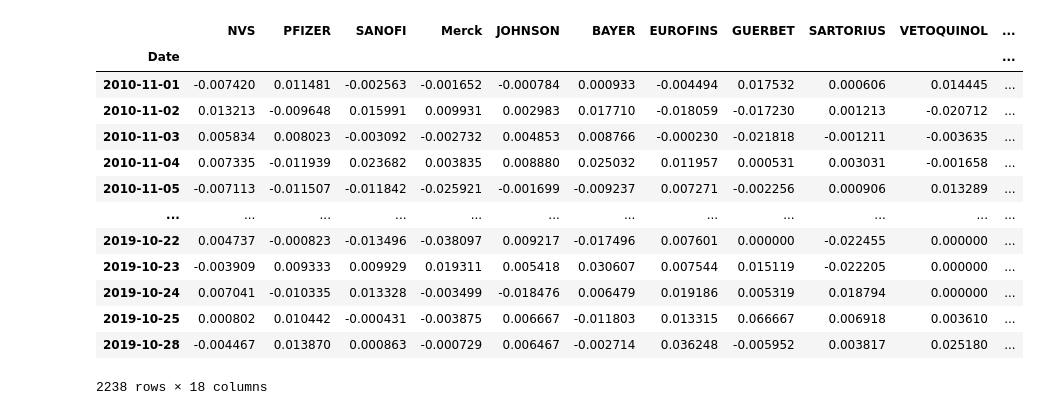
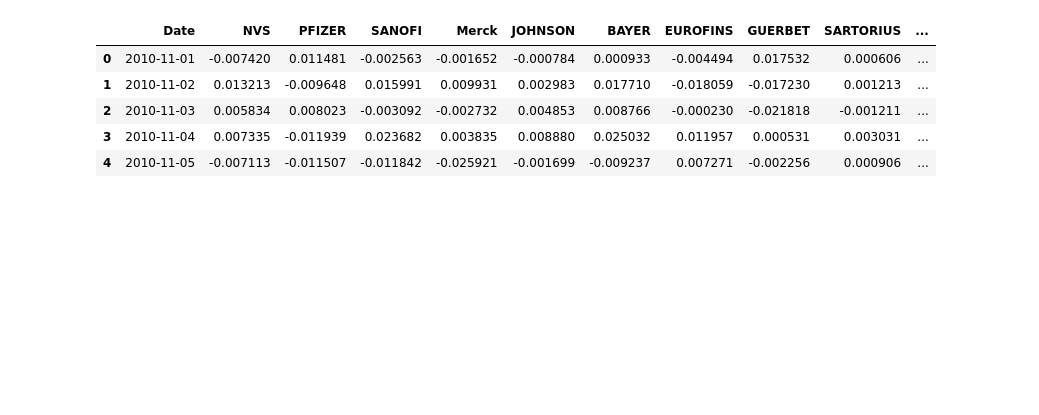
Before and after one commit to lnsongxf/dynamic-conditional-correlation, a Jupyter notebook: notebook.ipynb, the cells around one changed output. Cells and saved outputs as stored; diff of their text form; code cells hidden in the pictures; blank space fills up the shorter version.

```diff
--- a/notebook.ipynb
+++ b/notebook.ipynb
@@ -9,21 +9,11 @@ import matplotlib.pyplot as plt
 %matplotlib inline
 # %%
 data = pd.read_excel('data.xlsx')
-data = data.fillna(0)
-data = data.set_index('Date')
-data
+data.head()
 # %% [output]
-|  | NVS | PFIZER | SANOFI | Merck | JOHNSON | BAYER | EUROFINS | GUERBET | SARTORIUS | VETOQUINOL | ... |
-| Date |  |  |  |  |  |  |  |  |  |  | ... |
-| 2010-11-01 | -0.007420 | 0.011481 | -0.002563 | -0.001652 | -0.000784 | 0.000933 | -0.004494 | 0.017532 | 0.000606 | 0.014445 | ... |
-| 2010-11-02 | 0.013213 | -0.009648 | 0.015991 | 0.009931 | 0.002983 | 0.017710 | -0.018059 | -0.017230 | 0.001213 | -0.020712 | ... |
-| 2010-11-03 | 0.005834 | 0.008023 | -0.003092 | -0.002732 | 0.004853 | 0.008766 | -0.000230 | -0.021818 | -0.001211 | -0.003635 | ... |
-| 2010-11-04 | 0.007335 | -0.011939 | 0.023682 | 0.003835 | 0.008880 | 0.025032 | 0.011957 | 0.000531 | 0.003031 | -0.001658 | ... |
-| 2010-11-05 | -0.007113 | -0.011507 | -0.011842 | -0.025921 | -0.001699 | -0.009237 | 0.007271 | -0.002256 | 0.000906 | 0.013289 | ... |
-| ... | ... | ... | ... | ... | ... | ... | ... | ... | ... | ... | ... |
-| 2019-10-22 | 0.004737 | -0.000823 | -0.013496 | -0.038097 | 0.009217 | -0.017496 | 0.007601 | 0.000000 | -0.022455 | 0.000000 | ... |
-| 2019-10-23 | -0.003909 | 0.009333 | 0.009929 | 0.019311 | 0.005418 | 0.030607 | 0.007544 | 0.015119 | -0.022205 | 0.000000 | ... |
-| 2019-10-24 | 0.007041 | -0.010335 | 0.013328 | -0.003499 | -0.018476 | 0.006479 | 0.019186 | 0.005319 | 0.018794 | 0.000000 | ... |
-| 2019-10-25 | 0.000802 | 0.010442 | -0.000431 | -0.003875 | 0.006667 | -0.011803 | 0.013315 | 0.066667 | 0.006918 | 0.003610 | ... |
-| 2019-10-28 | -0.004467 | 0.013870 | 0.000863 | -0.000729 | 0.006467 | -0.002714 | 0.036248 | -0.005952 | 0.003817 | 0.025180 | ... |
+|  | Date | NVS | PFIZER | SANOFI | Merck | JOHNSON | BAYER | EUROFINS | GUERBET | SARTORIUS | ... |
+| 0 | 2010-11-01 | -0.007420 | 0.011481 | -0.002563 | -0.001652 | -0.000784 | 0.000933 | -0.004494 | 0.017532 | 0.000606 | ... |
+| 1 | 2010-11-02 | 0.013213 | -0.009648 | 0.015991 | 0.009931 | 0.002983 | 0.017710 | -0.018059 | -0.017230 | 0.001213 | ... |
+| 2 | 2010-11-03 | 0.005834 | 0.008023 | -0.003092 | -0.002732 | 0.004853 | 0.008766 | -0.000230 | -0.021818 | -0.001211 | ... |
+| 3 | 2010-11-04 | 0.007335 | -0.011939 | 0.023682 | 0.003835 | 0.008880 | 0.025032 | 0.011957 | 0.000531 | 0.003031 | ... |
+| 4 | 2010-11-05 | -0.007113 | -0.011507 | -0.011842 | -0.025921 | -0.001699 | -0.009237 | 0.007271 | -0.002256 | 0.000906 | ... |
-2238 rows × 18 columns
```
Also changed, not shown: parts of 19 cells of this notebook.
